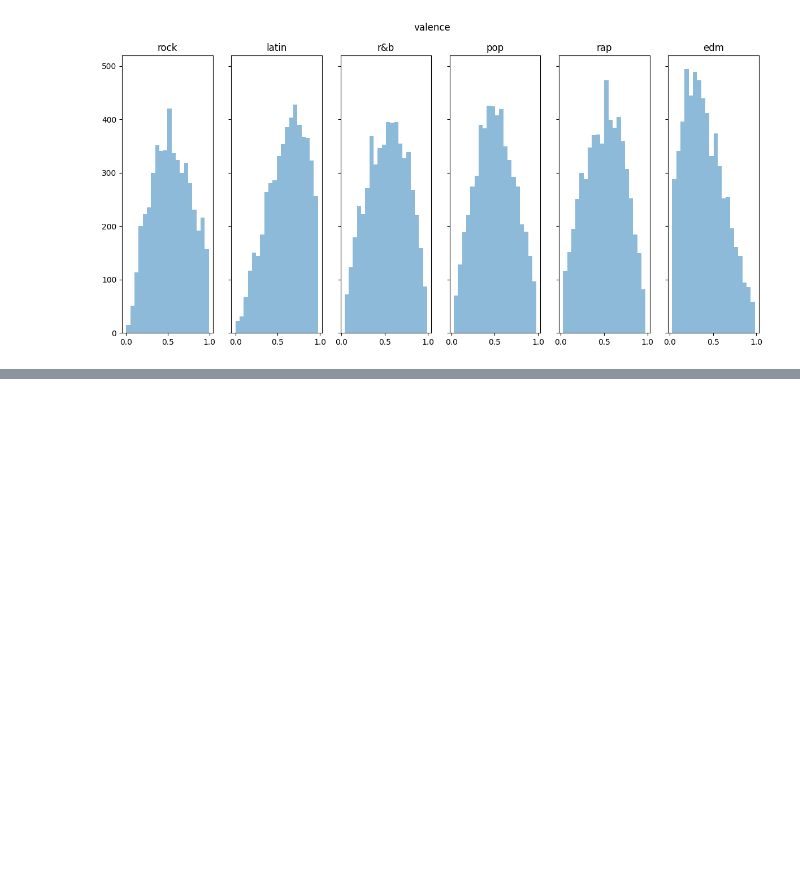
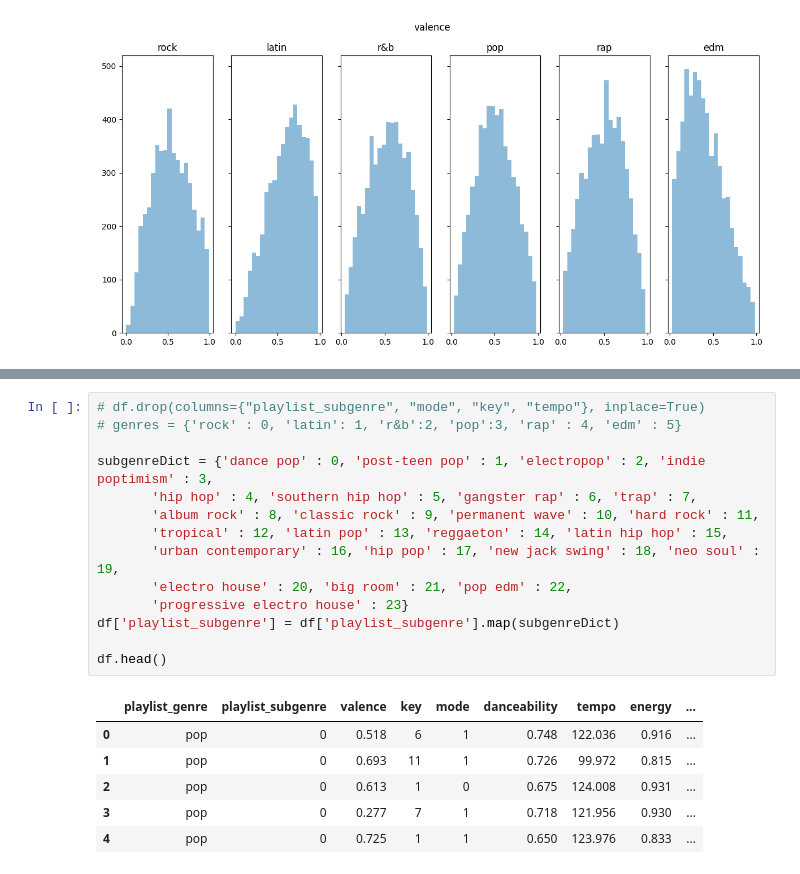
Before and after one commit to sanjaytaylor2012/Project1_ML, a Jupyter notebook: model.ipynb, the cells around one changed output, grey strips where cells are left out. Saved outputs shown, nothing was run; the diff lists cells and outputs as text; blank space fills up the shorter version.

```diff
--- a/model.ipynb
+++ b/model.ipynb
@@ -85,0 +63,21 @@ for feature in features:
+# %%
+# df.drop(columns={"playlist_subgenre", "mode", "key", "tempo"}, inplace=True)
+# genres = {'rock' : 0, 'latin': 1, 'r&b':2, 'pop':3, 'rap' : 4, 'edm' : 5}
+
+subgenreDict = {'dance pop' : 0, 'post-teen pop' : 1, 'electropop' : 2, 'indie poptimism' : 3,
+       'hip hop' : 4, 'southern hip hop' : 5, 'gangster rap' : 6, 'trap' : 7,
+       'album rock' : 8, 'classic rock' : 9, 'permanent wave' : 10, 'hard rock' : 11,
+       'tropical' : 12, 'latin pop' : 13, 'reggaeton' : 14, 'latin hip hop' : 15,
+       'urban contemporary' : 16, 'hip pop' : 17, 'new jack swing' : 18, 'neo soul' : 19,
+       'electro house' : 20, 'big room' : 21, 'pop edm' : 22,
+       'progressive electro house' : 23}
+df['playlist_subgenre'] = df['playlist_subgenre'].map(subgenreDict)
+
+df.head()
+# %% [output]
+|  | playlist_genre | playlist_subgenre | valence | key | mode | danceability | tempo | energy | ... |
+| 0 | pop | 0 | 0.518 | 6 | 1 | 0.748 | 122.036 | 0.916 | ... |
+| 1 | pop | 0 | 0.693 | 11 | 1 | 0.726 | 99.972 | 0.815 | ... |
+| 2 | pop | 0 | 0.613 | 1 | 0 | 0.675 | 124.008 | 0.931 | ... |
+| 3 | pop | 0 | 0.277 | 7 | 1 | 0.718 | 121.956 | 0.930 | ... |
+| 4 | pop | 0 | 0.725 | 1 | 1 | 0.650 | 123.976 | 0.833 | ... |
```
Also changed, not shown: parts of 5 cells of this notebook.
